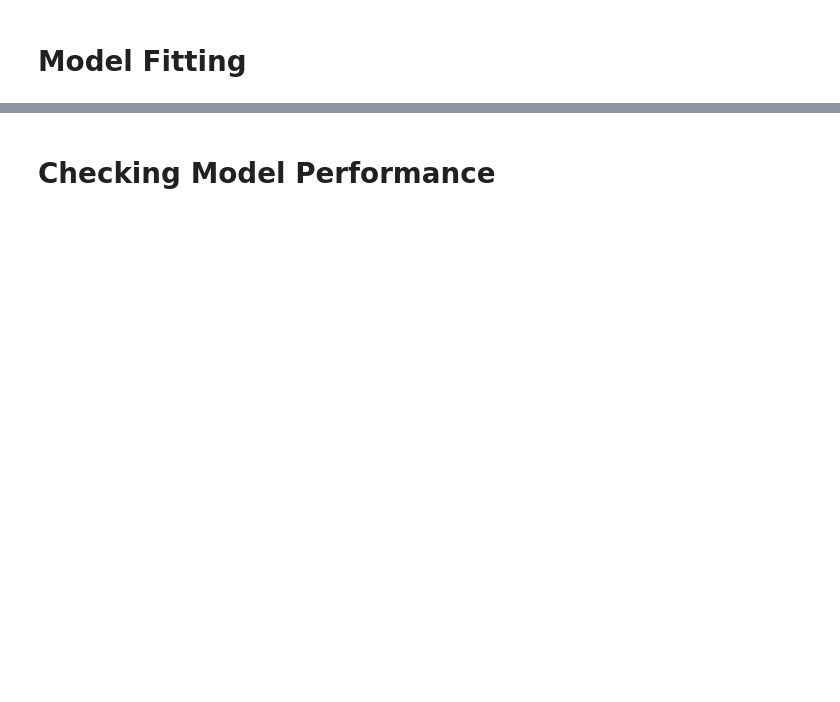
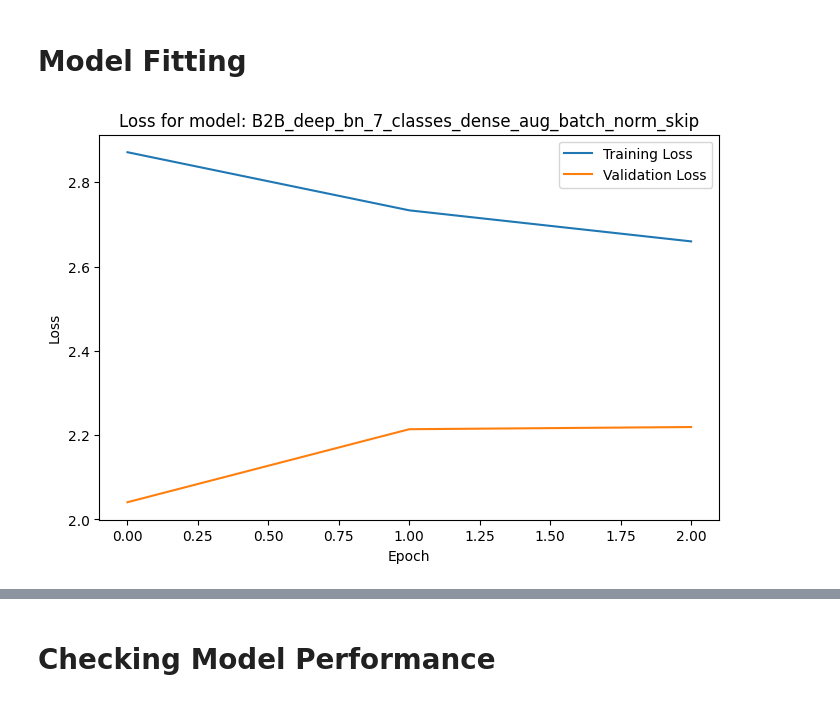
Before and after one commit to MocanuPaulC/DL-assignment, a Jupyter notebook: part_1/training_notebook.ipynb, the cells around one changed output, grey strips where cells are left out. Saved outputs shown, nothing was run; the diff lists cells and outputs as text; code cells hidden in the pictures; blank space fills up the shorter version.

```diff
--- a/part_1/training_notebook.ipynb
+++ b/part_1/training_notebook.ipynb
@@ -424,15 +424,16 @@ confi_18=[
 {"name": "B2B_deep_bn_reg_aug_classification_13_class","task":"classification","num_classes":13,"epochs":500, "l2_reg": 1e-4,"batch_size":256,"batch_norm_dense":True, "conv_filters": [32,64,128,256,512], "dense_units": [512,256,128], "batch_norm": True, "aug_data": True},
 ]
 # %%
-config_count = 19
+config_count = 99
 
 # To try to train these again to try to get the same accuracy again.
 #   {"name": "A3B_relu_k5_improved_7_classes_dense_aug_batch_norm_skip", "activation": "relu","kernel_size": 5, "conv_filters": [32, 64, 128, 256],"dense_units":[256,128],"batch_norm": True,"batch_norm_dense": True, "dropout_rate": 0.5,"aug_data":True,"use_skip": True},
 # {"name": "B2B_deep_bn_7_classes_dense_aug_batch_norm_skip", "conv_filters": [32, 64, 128, 256, 512],"dense_units":[512,256,128], "activation": "relu", "dropout_rate": 0.5, "batch_norm": True,"batch_norm_dense": True,"aug_data":True,"use_skip":True},
-
-configs = [
-    {"name": "B2B_deep_bn_reg_aug_autoencoder","epochs":500, "l2_reg": 1e-4,"batch_size":256,"batch_norm_dense":True, "conv_filters": [32,64,128,256,512], "dense_units": [512,256,128], "batch_norm": True, "aug_data": True,"task":"regression","resize":(192,192)},
-
+configs=[
+{"name": "B2B_deep_bn_7_classes_dense_aug_batch_norm_skip",
+ "conv_filters": [32, 64, 128, 256, 512],"dense_units":[512,256,128],
+ "activation": "relu", "dropout_rate": 0.5, "batch_norm": True,"batch_norm_dense": True,
+ "aug_data":True,"use_skip":True,"resize":200},
 ]
 
 default_args = {
@@ -440,7 +441,7 @@ default_args = {
     "epochs": 200,
     "channels": 3,
     "dropout_rate": 0.5,
-    "task": "regression",
+    "task": "classification",
     "num_classes": 7,
     "conv_filters": [32, 64, 128],
     "kernel_size": 3,
@@ -474,21 +475,21 @@ for cfg in configs:
                                            ratio=ratio,
                                            batch_size=cfg_full['batch_size'],
                                            class_count=cfg_full['num_classes'],
-                                           task=cfg_full['task'])
+                                           task=cfg_full['task'],resize=200)
 
     val_dataset = load_images_from_paths(data["val"]["filenames"], data["val"][label_kind],
                                          channels=cfg_full["channels"],
                                          ratio=ratio,
                                          batch_size=cfg_full['batch_size'],
                                          class_count=cfg_full['num_classes'],
-                                         task=cfg_full['task'])
+                                         task=cfg_full['task'],resize=200)
 
     test_dataset = load_images_from_paths(data["test"]["filenames"], data["test"][label_kind],
                                          channels=cfg_full["channels"],
                                          ratio=ratio,
                                          batch_size=cfg_full['batch_size'],
                                          class_count=cfg_full['num_classes'],
-                                         task=cfg_full['task'])
+                                         task=cfg_full['task'],resize=200)
 
     # if skip, make it functional
     model = build_cnn_model(
@@ -624,39 +621,41 @@ for entry in model_list:
             callbacks.append(lr_callback)
 
     early_stop_loss = DelayedEarlyStopping(
         monitor='val_loss',
         patience=10,
         verbose=0,
         restore_best_weights=False,
         delay=60  # begin checks after 60 epochs
     )
 
-    if entry["task"]=='classification':
-        early_stop_acc = DelayedEarlyStopping(
-            monitor='val_accuracy',
-            patience=7,
-            verbose=0,
-            restore_best_weights=True,
-            delay=60
-        )
-        callbacks.append(early_stop_acc)
+    # if entry["task"]=='classification':
+    #     early_stop_acc = DelayedEarlyStopping(
+    #         monitor='val_accuracy',
+    #         patience=7,
+    #         verbose=0,
+    #         restore_best_weights=True,
+    #         delay=60
+    #     )
+    #     callbacks.append(early_stop_acc)
 
     callbacks.append(early_stop_loss)
     callbacks.append(LiveLossPlot(model_name=model_name))
 
     # Train model
     history = entry['model'].fit(
         entry['train_data'],
         validation_data=entry['val_data'],
         epochs=entry['epochs'],
         batch_size=entry['batch_size'],
         verbose=1,
         callbacks=callbacks
     )
 
     # Save training history in entry
     entry['history'] = history.history
     entry['best_model_path'] = checkpoint_path
     df_model_summary = pd.DataFrame([
     {k: v for k, v in entry.items() if k not in ['model', 'train_data', 'val_data','test_data']} for entry in model_list])
     df_model_summary.to_csv(f"regr_model_summary_config_{config_count}.csv", index=False)
+# %% [output]
+[figure, added]
```
Also changed, not shown: parts of 5 cells of this notebook, 21 other files.
